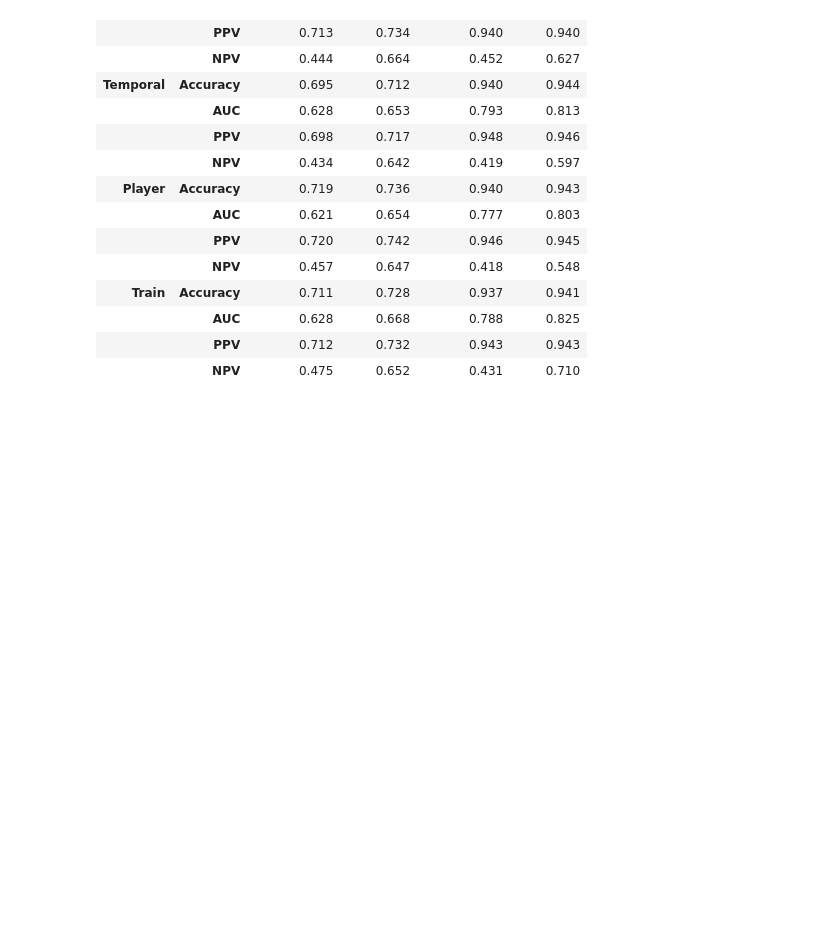
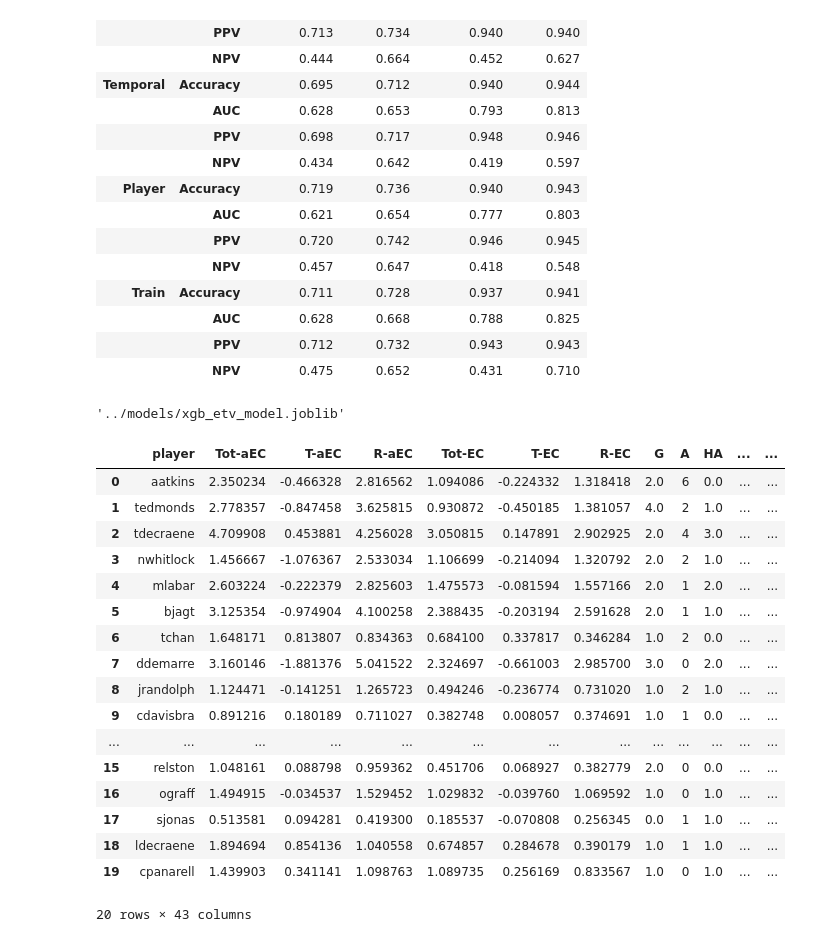
Before and after one commit to Tttaussig33/frisbee-analytics, a Jupyter notebook: notebooks/04_train_baseline_models.ipynb, the cells around one changed output. Saved outputs shown, nothing was run; the diff lists cells and outputs as text; code cells hidden in the pictures; blank space fills up the shorter version.

```diff
--- a/notebooks/04_train_baseline_models.ipynb
+++ b/notebooks/04_train_baseline_models.ipynb
@@ -290,3 +290,41 @@ paper_table
 |  | AUC | 0.628 | 0.668 | 0.788 | 0.825 |
 |  | PPV | 0.712 | 0.732 | 0.943 | 0.943 |
 |  | NPV | 0.475 | 0.652 | 0.431 | 0.710 |
+# %%
+Path("../models").mkdir(exist_ok=True)
+
+save_model_bundle(
+    xgb_bundle,
+    "../models/xgb_etv_model.joblib",
+)
+# %% [output]
+'../models/xgb_etv_model.joblib'
+# %%
+model_bundle = load_model_bundle("../models/xgb_etv_model.joblib")
+etv_model = build_etv_model(model_bundle)
+
+result = build_game_throws(
+    game_id="2026-06-05-NY-BOS",
+    etv_model=etv_model,
+)
+
+result.box_score_stats.head(20)
+# %% [output]
+|  | player | Tot-aEC | T-aEC | R-aEC | Tot-EC | T-EC | R-EC | G | A | HA | ... | ... |
+| 0 | aatkins | 2.350234 | -0.466328 | 2.816562 | 1.094086 | -0.224332 | 1.318418 | 2.0 | 6 | 0.0 | ... | ... |
+| 1 | tedmonds | 2.778357 | -0.847458 | 3.625815 | 0.930872 | -0.450185 | 1.381057 | 4.0 | 2 | 1.0 | ... | ... |
+| 2 | tdecraene | 4.709908 | 0.453881 | 4.256028 | 3.050815 | 0.147891 | 2.902925 | 2.0 | 4 | 3.0 | ... | ... |
+| 3 | nwhitlock | 1.456667 | -1.076367 | 2.533034 | 1.106699 | -0.214094 | 1.320792 | 2.0 | 2 | 1.0 | ... | ... |
+| 4 | mlabar | 2.603224 | -0.222379 | 2.825603 | 1.475573 | -0.081594 | 1.557166 | 2.0 | 1 | 2.0 | ... | ... |
+| 5 | bjagt | 3.125354 | -0.974904 | 4.100258 | 2.388435 | -0.203194 | 2.591628 | 2.0 | 1 | 1.0 | ... | ... |
+| 6 | tchan | 1.648171 | 0.813807 | 0.834363 | 0.684100 | 0.337817 | 0.346284 | 1.0 | 2 | 0.0 | ... | ... |
+| 7 | ddemarre | 3.160146 | -1.881376 | 5.041522 | 2.324697 | -0.661003 | 2.985700 | 3.0 | 0 | 2.0 | ... | ... |
+| 8 | jrandolph | 1.124471 | -0.141251 | 1.265723 | 0.494246 | -0.236774 | 0.731020 | 1.0 | 2 | 1.0 | ... | ... |
+| 9 | cdavisbra | 0.891216 | 0.180189 | 0.711027 | 0.382748 | 0.008057 | 0.374691 | 1.0 | 1 | 0.0 | ... | ... |
+| ... | ... | ... | ... | ... | ... | ... | ... | ... | ... | ... | ... | ... |
+| 15 | relston | 1.048161 | 0.088798 | 0.959362 | 0.451706 | 0.068927 | 0.382779 | 2.0 | 0 | 0.0 | ... | ... |
+| 16 | ograff | 1.494915 | -0.034537 | 1.529452 | 1.029832 | -0.039760 | 1.069592 | 1.0 | 0 | 1.0 | ... | ... |
+| 17 | sjonas | 0.513581 | 0.094281 | 0.419300 | 0.185537 | -0.070808 | 0.256345 | 0.0 | 1 | 1.0 | ... | ... |
+| 18 | ldecraene | 1.894694 | 0.854136 | 1.040558 | 0.674857 | 0.284678 | 0.390179 | 1.0 | 1 | 1.0 | ... | ... |
+| 19 | cpanarell | 1.439903 | 0.341141 | 1.098763 | 1.089735 | 0.256169 | 0.833567 | 1.0 | 0 | 1.0 | ... | ... |
+20 rows × 43 columns
```
Also changed, not shown: parts of 1 cell of this notebook, 3 other files.
